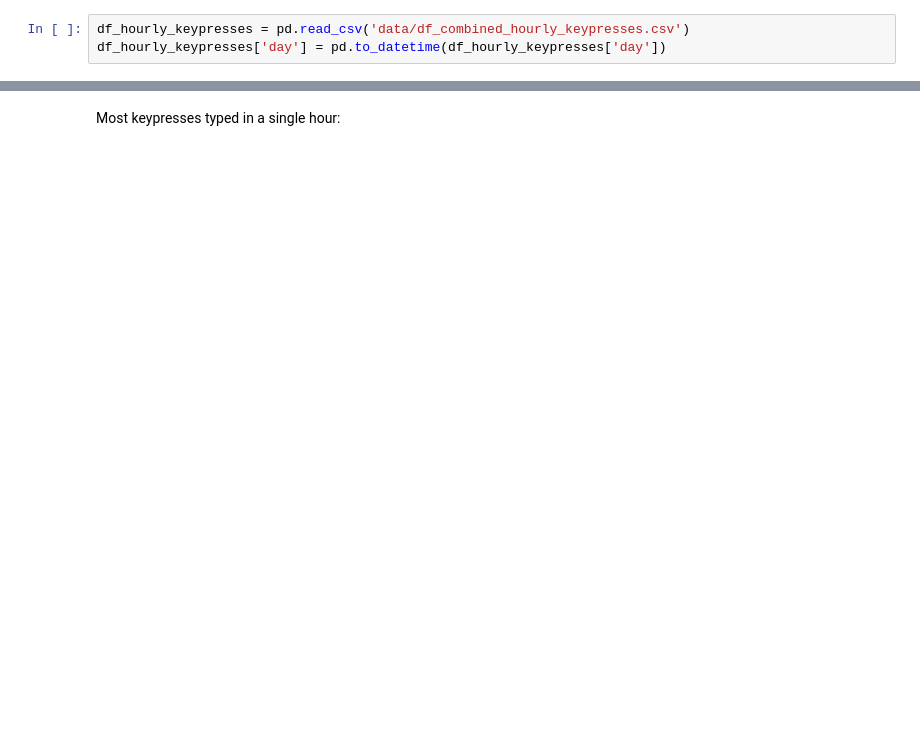
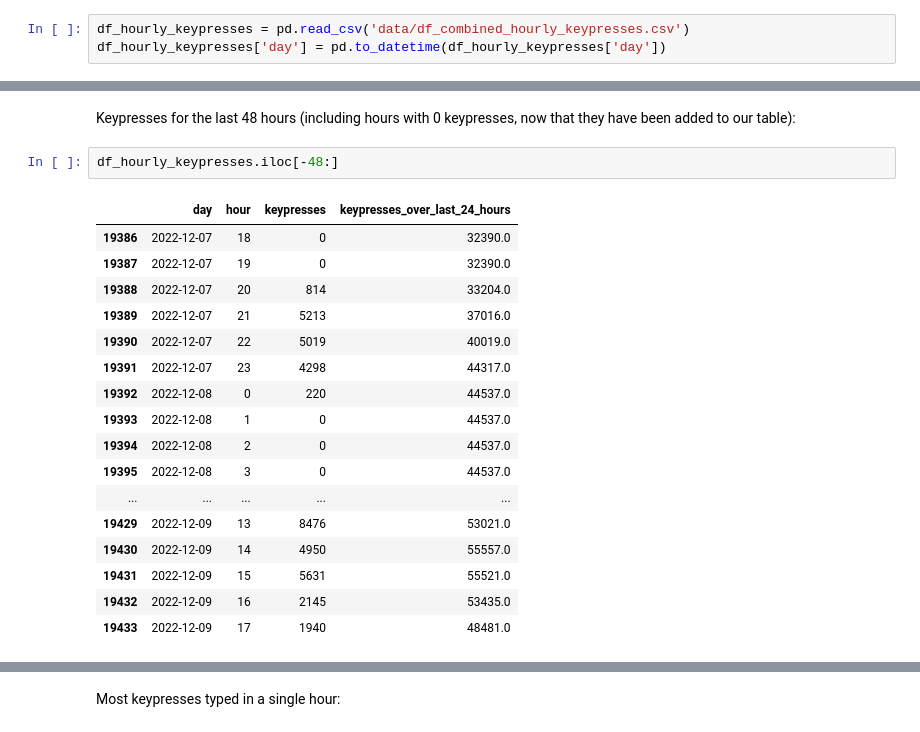
Before and after one commit to kburchfiel/fitbit_steps_and_whatpulse_keypresses_comparison, a Jupyter notebook: whatpulse_viewer_v2.ipynb, the cells around one changed output, grey strips where cells are left out. Cells and saved outputs as stored; diff of their text form; blank space fills up the shorter version.

```diff
--- a/whatpulse_viewer_v2.ipynb
+++ b/whatpulse_viewer_v2.ipynb
@@ -773,3 +813,25 @@ df_hourly_keypresses
+# %% [markdown]
+Keypresses for the last 48 hours (including hours with 0 keypresses, now that they have been added to our table):
+# %%
+df_hourly_keypresses.iloc[-48:]
+# %% [output]
+|  | day | hour | keypresses | keypresses_over_last_24_hours |
+| 19386 | 2022-12-07 | 18 | 0 | 32390.0 |
+| 19387 | 2022-12-07 | 19 | 0 | 32390.0 |
+| 19388 | 2022-12-07 | 20 | 814 | 33204.0 |
+| 19389 | 2022-12-07 | 21 | 5213 | 37016.0 |
+| 19390 | 2022-12-07 | 22 | 5019 | 40019.0 |
+| 19391 | 2022-12-07 | 23 | 4298 | 44317.0 |
+| 19392 | 2022-12-08 | 0 | 220 | 44537.0 |
+| 19393 | 2022-12-08 | 1 | 0 | 44537.0 |
+| 19394 | 2022-12-08 | 2 | 0 | 44537.0 |
+| 19395 | 2022-12-08 | 3 | 0 | 44537.0 |
+| ... | ... | ... | ... | ... |
+| 19429 | 2022-12-09 | 13 | 8476 | 53021.0 |
+| 19430 | 2022-12-09 | 14 | 4950 | 55557.0 |
+| 19431 | 2022-12-09 | 15 | 5631 | 55521.0 |
+| 19432 | 2022-12-09 | 16 | 2145 | 53435.0 |
+| 19433 | 2022-12-09 | 17 | 1940 | 48481.0 |
 # %%
 df_hourly_keypresses[df_hourly_keypresses.duplicated(subset = ['day', 'hour'], keep = False)]
 # %% [output]
```
Also changed, not shown: parts of 39 cells of this notebook, 12 other files.
